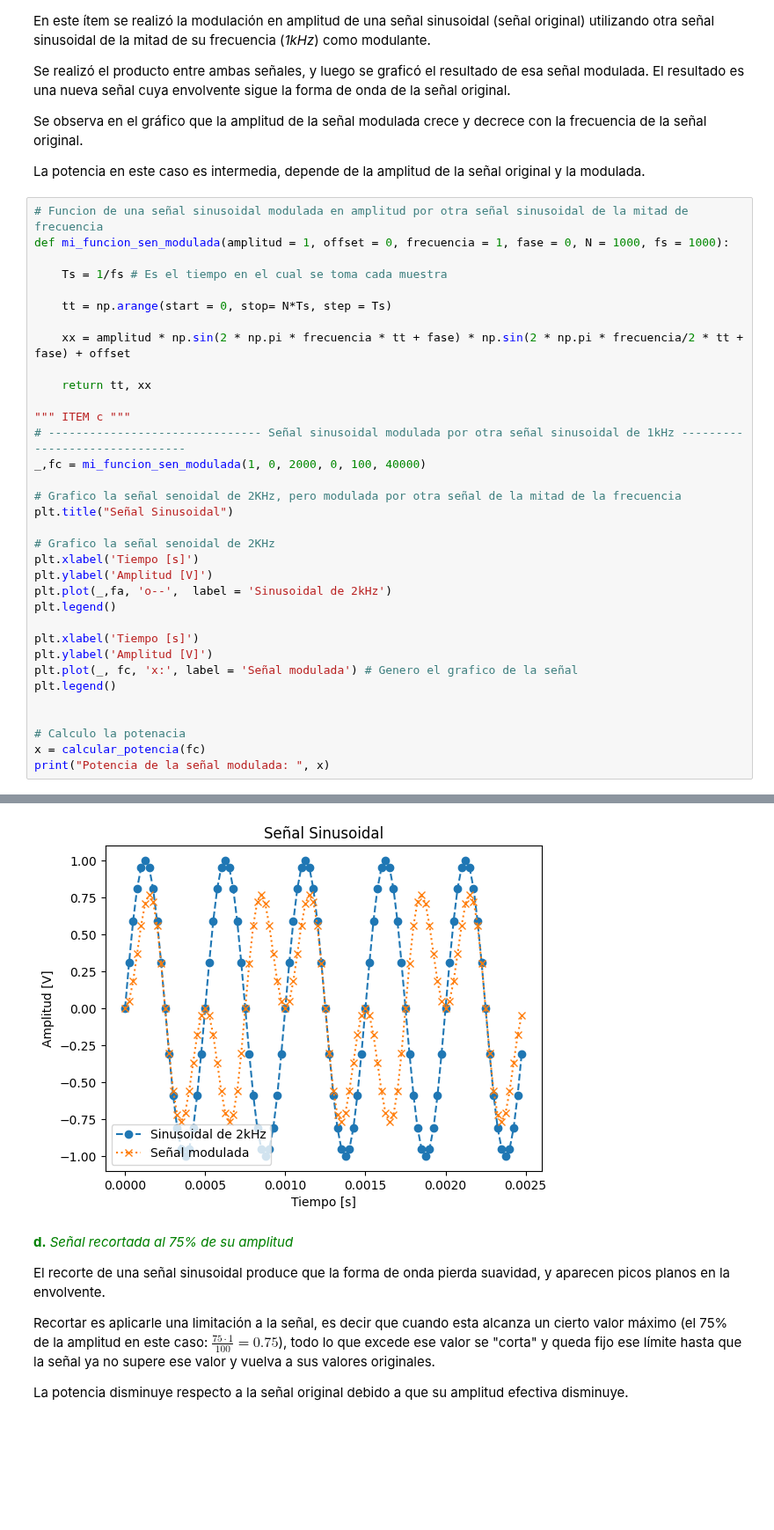
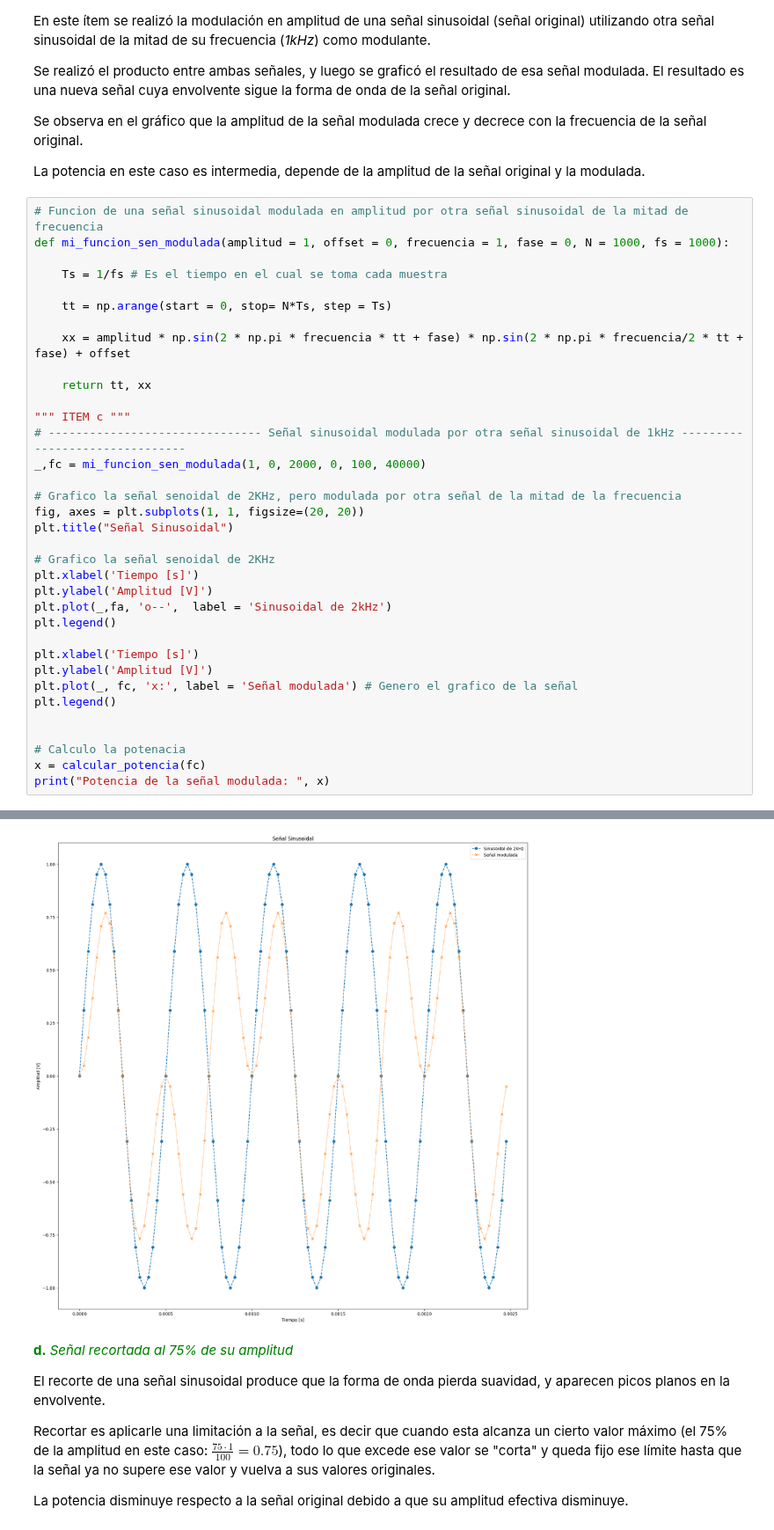
Before and after one commit to Catalina-git/APS, a Jupyter notebook: Tareas Semanales/TP1 - Síntesis de señales/TS1.ipynb, the cells around one changed output, grey strips where cells are left out. Shown at 88% size. Cells and saved outputs as stored; diff of their text form; blank space fills up the shorter version.

```diff
--- a/Tareas Semanales/TP1 - Síntesis de señales/TS1.ipynb
+++ b/Tareas Semanales/TP1 - Síntesis de señales/TS1.ipynb
@@ -149,34 +150,35 @@ def mi_funcion_sen_modulada(amplitud = 1, offset = 0, frecuencia = 1, fase = 0,
     tt = np.arange(start = 0, stop= N*Ts, step = Ts)
 
     xx = amplitud * np.sin(2 * np.pi * frecuencia * tt + fase) * np.sin(2 * np.pi * frecuencia/2 * tt + fase) + offset
 
     return tt, xx
 
 """ ITEM c """
 # ------------------------------- Señal sinusoidal modulada por otra señal sinusoidal de 1kHz -------------------------------
 _,fc = mi_funcion_sen_modulada(1, 0, 2000, 0, 100, 40000)
 
 # Grafico la señal senoidal de 2KHz, pero modulada por otra señal de la mitad de la frecuencia
+fig, axes = plt.subplots(1, 1, figsize=(20, 20))
 plt.title("Señal Sinusoidal")
 
 # Grafico la señal senoidal de 2KHz
 plt.xlabel('Tiempo [s]')
 plt.ylabel('Amplitud [V]')
 plt.plot(_,fa, 'o--',  label = 'Sinusoidal de 2kHz')
 plt.legend()
 
 plt.xlabel('Tiempo [s]')
 plt.ylabel('Amplitud [V]')
 plt.plot(_, fc, 'x:', label = 'Señal modulada') # Genero el grafico de la señal
 plt.legend()
 
 
 # Calculo la potenacia
 x = calcular_potencia(fc)
 print("Potencia de la señal modulada: ", x)
 # %% [output]
 Potencia de la señal modulada:  0.25000000000000006
-[figure, old version]
+[figure, new version]
 # %% [markdown]
 <font color=green>**d.** *Señal recortada al 75% de su amplitud*<font>
 
```
Also changed, not shown: parts of 7 cells of this notebook, 4 other files.
